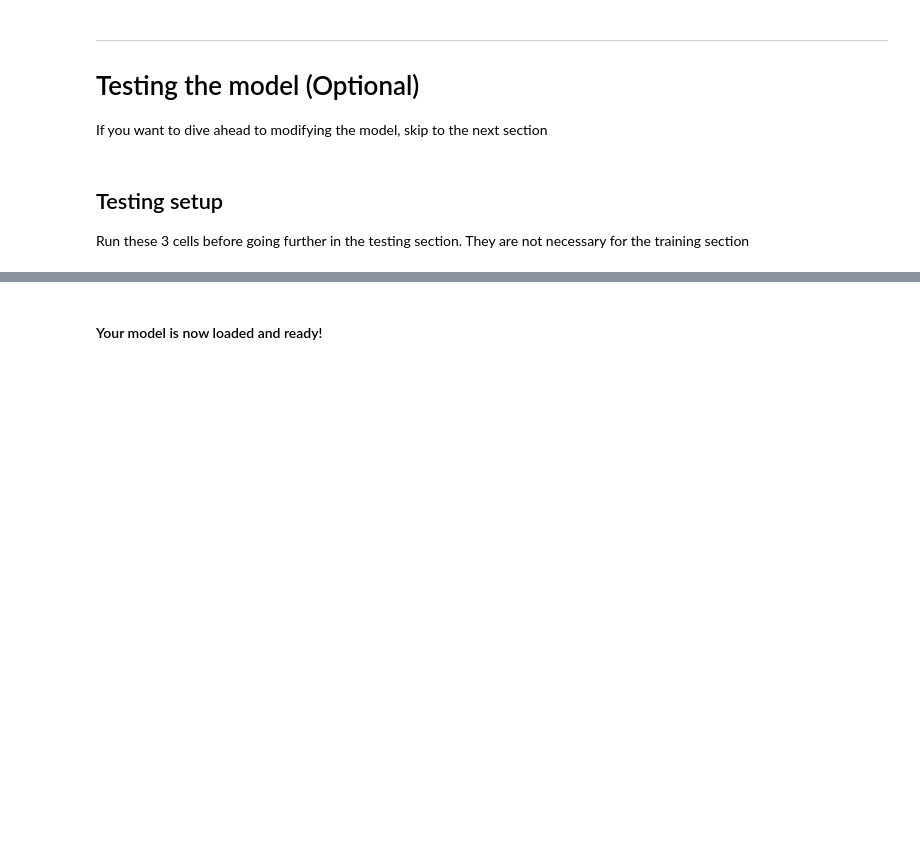
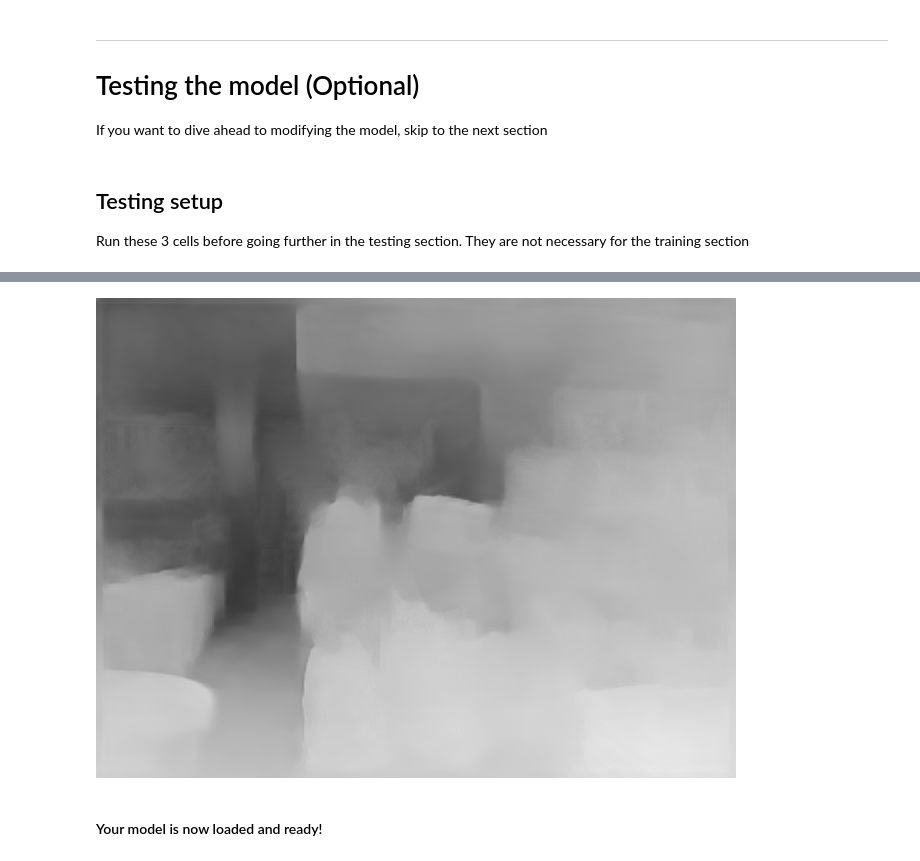
Before and after one commit to dean2o/savtadepth, a Jupyter notebook: Notebooks/SavtaDepth_Colab.ipynb, the cells around one changed output, grey strips where cells are left out. Saved outputs shown, nothing was run; the diff lists cells and outputs as text; code cells hidden in the pictures; blank space fills up the shorter version.

```diff
--- a/Notebooks/SavtaDepth_Colab.ipynb
+++ b/Notebooks/SavtaDepth_Colab.ipynb
@@ -77,3 +171,7 @@ learner.load('model')
+# %%
+pred
+# %% [output]
+[figure, added]
 # %% [markdown]
 #### Your model is now loaded and ready!
 # %% [markdown]
```
Also changed, not shown: parts of 21 cells of this notebook, 8 other files.
